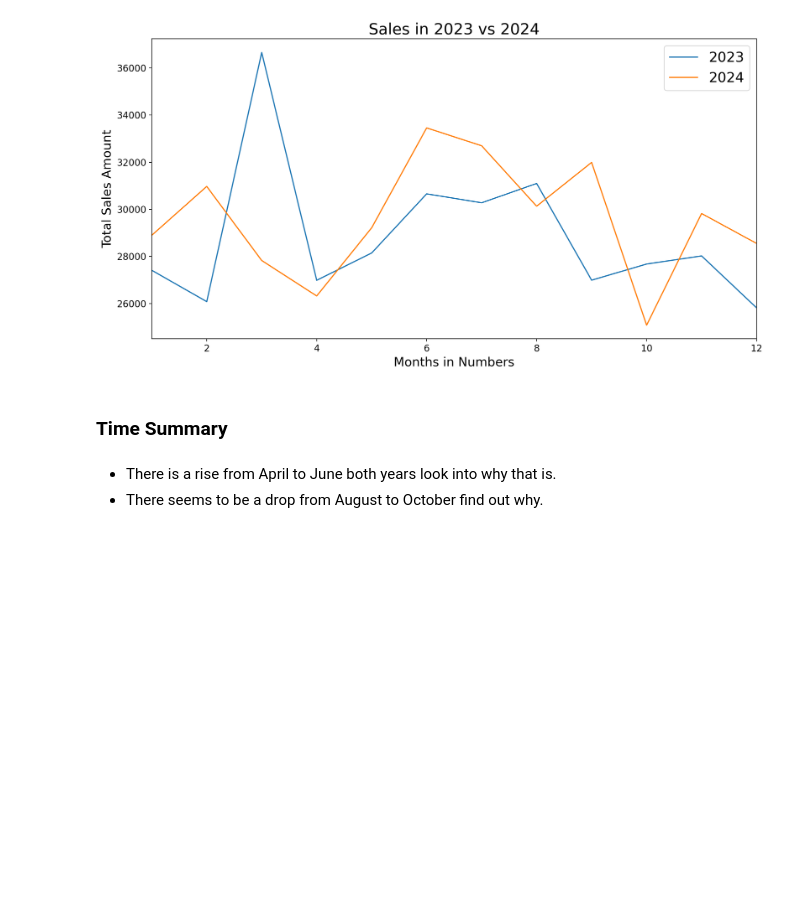
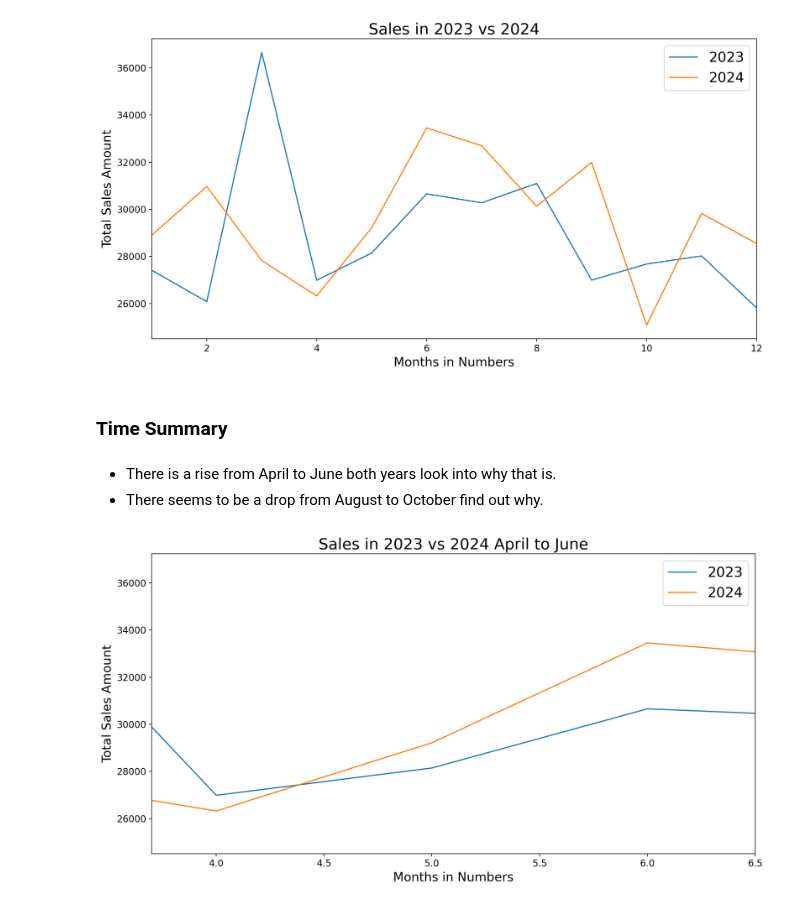
Before and after one commit to Jeff-Nibbs/coffee_dataset_dive, a Jupyter notebook: coffee.ipynb, the cells around one changed output. Saved outputs shown, nothing was run; the diff lists cells and outputs as text; code cells hidden in the pictures; blank space fills up the shorter version.

Commit message:
add new charts

```diff
--- a/coffee.ipynb
+++ b/coffee.ipynb
@@ -263,3 +263,18 @@ plt.show()
 # %% [markdown]
 * There is a rise from April to June both years look into why that is.
 * There seems to be a drop from August to October find out why.
+# %%
+plt.figure(figsize=(14, 7), dpi=200)
+plt.title('Sales in 2023 vs 2024 April to June', fontsize=20)
+plt.xlim(left=3.7, right=6.5)
+
+plt.xlabel('Months in Numbers', fontsize=16)
+plt.ylabel('Total Sales Amount', fontsize=16)
+plt.plot(y23['month'], y23['Sales Amount'], label=2023)
+plt.plot(y24['month'], y24['Sales Amount'], label=2024)
+plt.xticks(fontsize=12)
+plt.yticks(fontsize=12)
+plt.legend(fontsize=18)
+plt.show()
+# %% [output]
+[figure, added]
```
Also changed, not shown: parts of 2 cells of this notebook.
